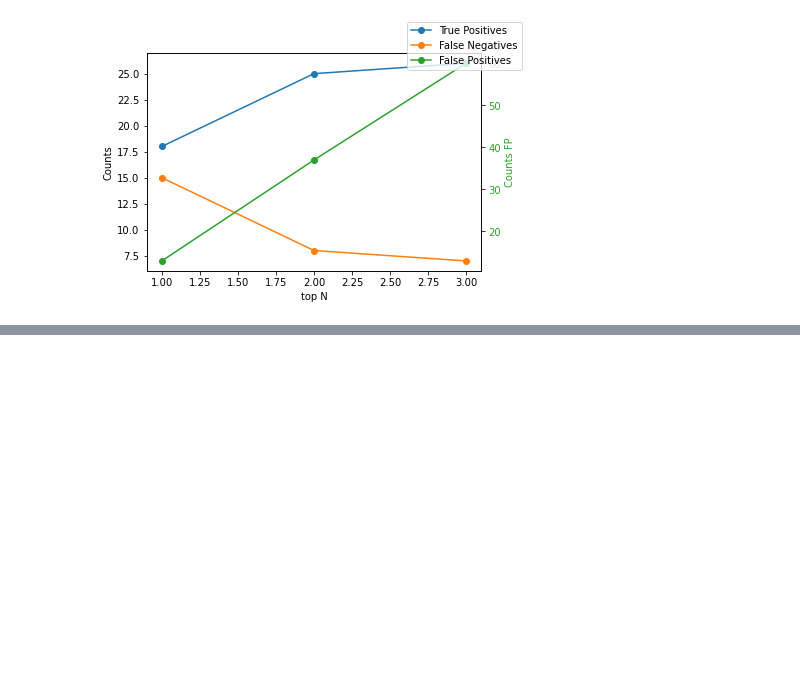
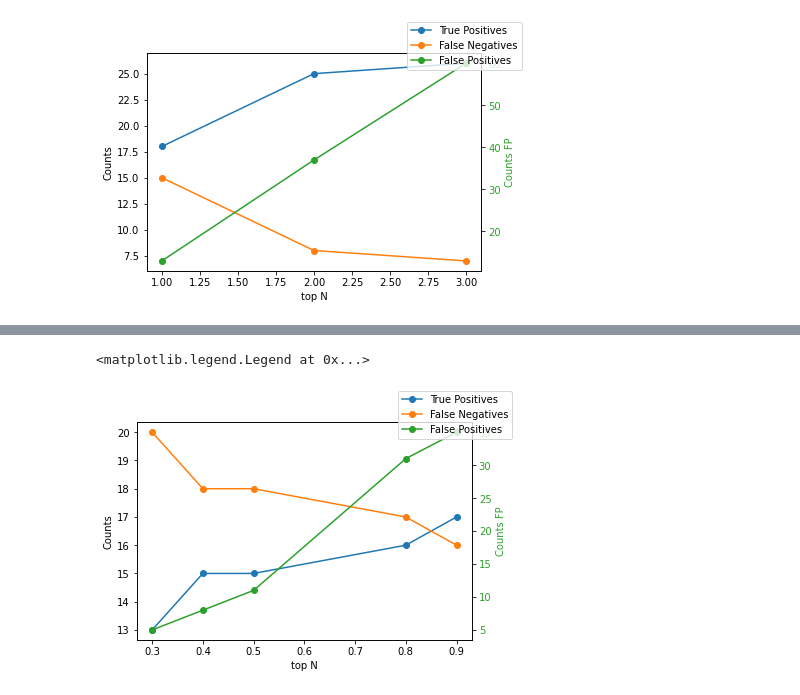
Before and after one commit to andreaberti11235/detection_analysis, a Jupyter notebook: plot_count_ensemble.ipynb, the cells around one changed output, grey strips where cells are left out. Saved outputs shown, nothing was run; the diff lists cells and outputs as text; code cells hidden in the pictures; blank space fills up the shorter version.

Commit message:
added part for interval percentage

```diff
--- a/plot_count_ensemble.ipynb
+++ b/plot_count_ensemble.ipynb
@@ -157,0 +162,3 @@ fig.legend()
+# %%
+txt_file = '/Users/andreaberti/Documents/work/DBT/test_inference/plot_ensemble/detections_only_originals_percentage_from_max.txt'
+df = pd.read_csv(txt_file, sep= ' ')
@@ -157,0 +174,20 @@ fig.legend()
+# %%
+interval_percentage = np.array([0.3, 0.4, 0.5, 0.8, 0.9])
+# %%
+fig, ax1 = plt.subplots()
+ax1.set_xlabel('top N')
+ax1.set_ylabel('Counts')
+ax1.plot(interval_percentage, df.loc[:, 'nr_TP'], '-o', label='True Positives')
+ax1.plot(interval_percentage, df.loc[:, 'nr_FN'], '-o', label='False Negatives')
+
+ax2 = ax1.twinx()  # instantiate a second axes that shares the same x-axis
+color = 'tab:green'
+ax2.set_ylabel('Counts FP', color=color)
+ax2.plot(interval_percentage, df.loc[:, 'nr_FP'], '-o', color=color, label='False Positives')
+ax2.tick_params(axis='y', labelcolor=color)
+
+fig.legend()
+#fig.tight_layout()
+# %% [output]
+<matplotlib.legend.Legend at 0x...>
+[figure, added]
```
Also changed, not shown: parts of 3 cells of this notebook.
